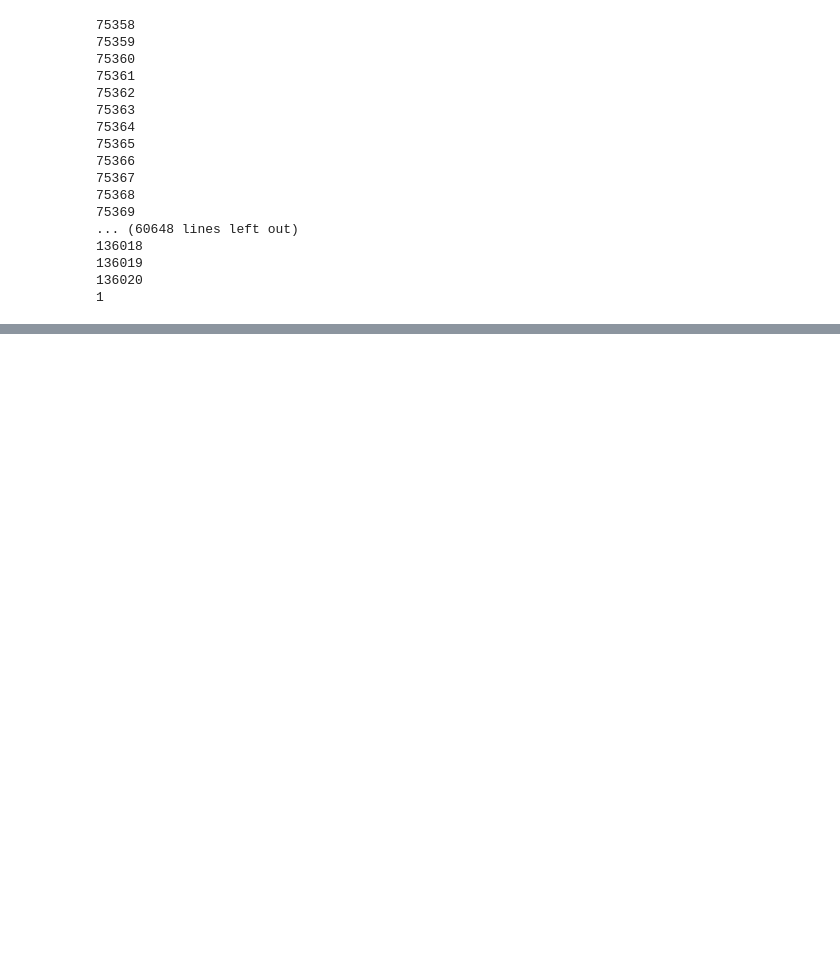
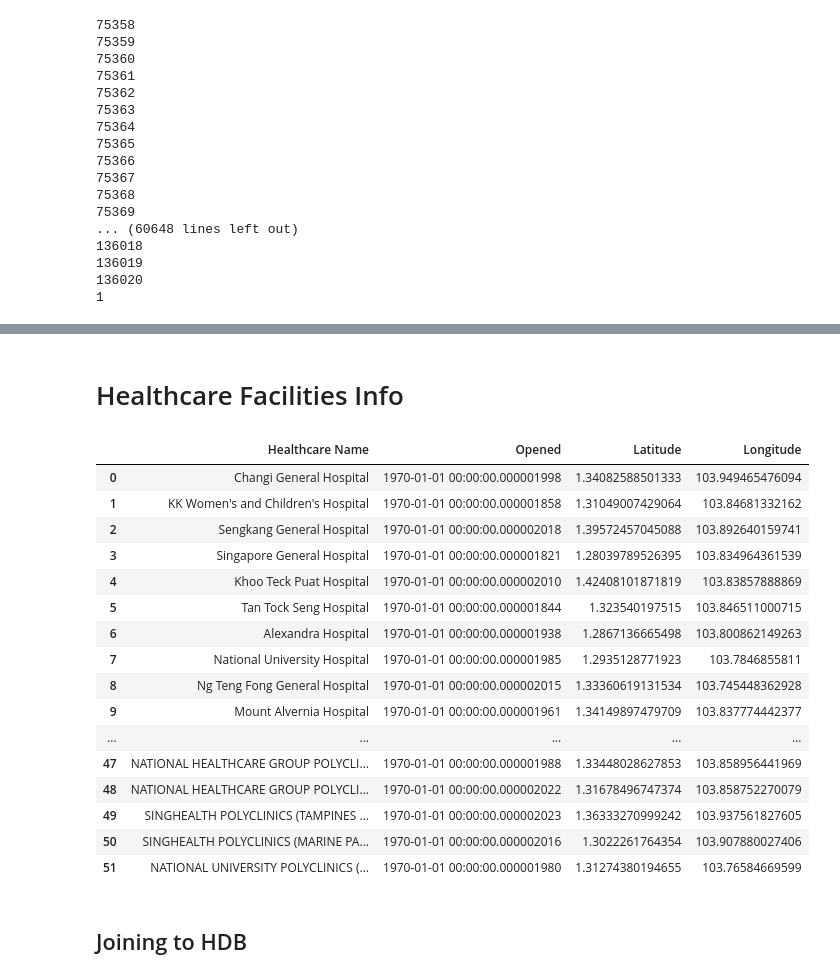
Before and after one commit to yourlaststraw/visualising-hdb-resale-prices, a Jupyter notebook: data/data-generator.ipynb, the cells around one changed output, grey strips where cells are left out. Cells and saved outputs as stored; diff of their text form; code cells hidden in the pictures; blank space fills up the shorter version.

Commit message:
hdb full info with amenities distance

```diff
--- a/data/data-generator.ipynb
+++ b/data/data-generator.ipynb
@@ -184,0 +300,2 @@ else:
+# %% [markdown]
+# Healthcare Facilities Info
@@ -184,0 +309,43 @@ else:
+# %%
+healthcare['Opened'] = pd.to_datetime(healthcare['Opened'])
+# %%
+healthcare['Latitude'] = None
+healthcare['Longitude'] = None
+# %%
+for index,row in healthcare.iterrows():
+    params['searchVal'] = re.search(r'\(([^)]*)\)', row['Healthcare Name']).group(0)[1:-1] if '(' in row['Healthcare Name'] and ')' in row['Healthcare Name'] else row['Healthcare Name']
+    # Make a GET request to the API
+    response = requests.get(endpoint, params=params)
+
+    # Check if the request was successful (status code 200)
+    if response.status_code == 200:
+        # Parse the JSON response
+        if response.json()['found']>0:
+            data = response.json()['results'][0]
+            healthcare.at[index, 'Latitude'] = data['LATITUDE']
+            healthcare.at[index, 'Longitude'] = data['LONGITUDE']
+# %%
+healthcare['Longitude'] = pd.to_numeric(healthcare['Longitude'], errors='coerce')
+healthcare['Latitude'] = pd.to_numeric(healthcare['Latitude'], errors='coerce')
+# %%
+healthcare
+# %% [output]
+|  | Healthcare Name | Opened | Latitude | Longitude |
+| 0 | Changi General Hospital | 1970-01-01 00:00:00.000001998 | 1.34082588501333 | 103.949465476094 |
+| 1 | KK Women's and Children's Hospital | 1970-01-01 00:00:00.000001858 | 1.31049007429064 | 103.84681332162 |
+| 2 | Sengkang General Hospital | 1970-01-01 00:00:00.000002018 | 1.39572457045088 | 103.892640159741 |
+| 3 | Singapore General Hospital | 1970-01-01 00:00:00.000001821 | 1.28039789526395 | 103.834964361539 |
+| 4 | Khoo Teck Puat Hospital | 1970-01-01 00:00:00.000002010 | 1.42408101871819 | 103.83857888869 |
+| 5 | Tan Tock Seng Hospital | 1970-01-01 00:00:00.000001844 | 1.323540197515 | 103.846511000715 |
+| 6 | Alexandra Hospital | 1970-01-01 00:00:00.000001938 | 1.2867136665498 | 103.800862149263 |
+| 7 | National University Hospital | 1970-01-01 00:00:00.000001985 | 1.2935128771923 | 103.7846855811 |
+| 8 | Ng Teng Fong General Hospital | 1970-01-01 00:00:00.000002015 | 1.33360619131534 | 103.745448362928 |
+| 9 | Mount Alvernia Hospital | 1970-01-01 00:00:00.000001961 | 1.34149897479709 | 103.837774442377 |
+| ... | ... | ... | ... | ... |
+| 47 | NATIONAL HEALTHCARE GROUP POLYCLI... | 1970-01-01 00:00:00.000001988 | 1.33448028627853 | 103.858956441969 |
+| 48 | NATIONAL HEALTHCARE GROUP POLYCLI... | 1970-01-01 00:00:00.000002022 | 1.31678496747374 | 103.858752270079 |
+| 49 | SINGHEALTH POLYCLINICS (TAMPINES ... | 1970-01-01 00:00:00.000002023 | 1.36333270999242 | 103.937561827605 |
+| 50 | SINGHEALTH POLYCLINICS (MARINE PA... | 1970-01-01 00:00:00.000002016 | 1.3022261764354 | 103.907880027406 |
+| 51 | NATIONAL UNIVERSITY POLYCLINICS (... | 1970-01-01 00:00:00.000001980 | 1.31274380194655 | 103.76584669599 |
+# %% [markdown]
+## Joining to HDB
```
Also changed, not shown: parts of 39 cells of this notebook, 7 other files.
